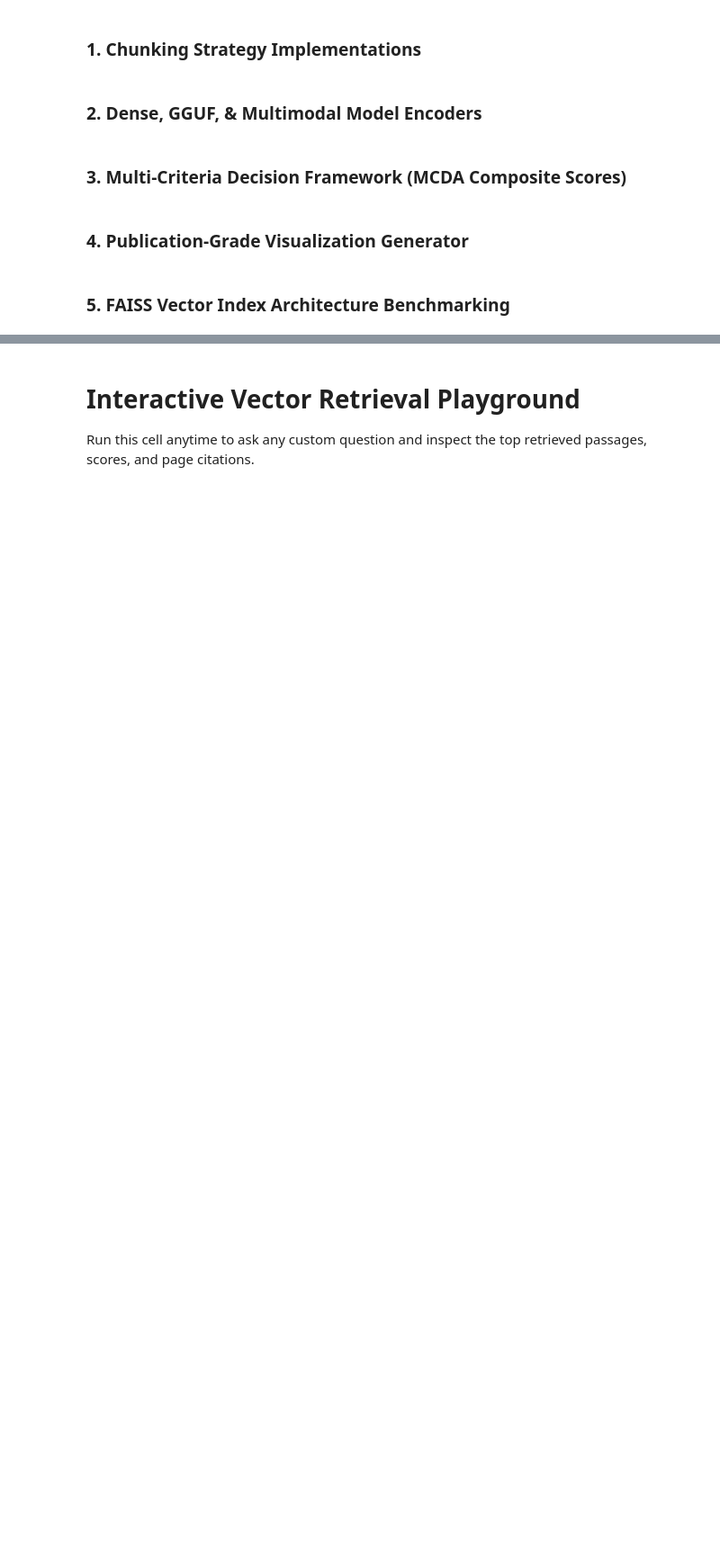
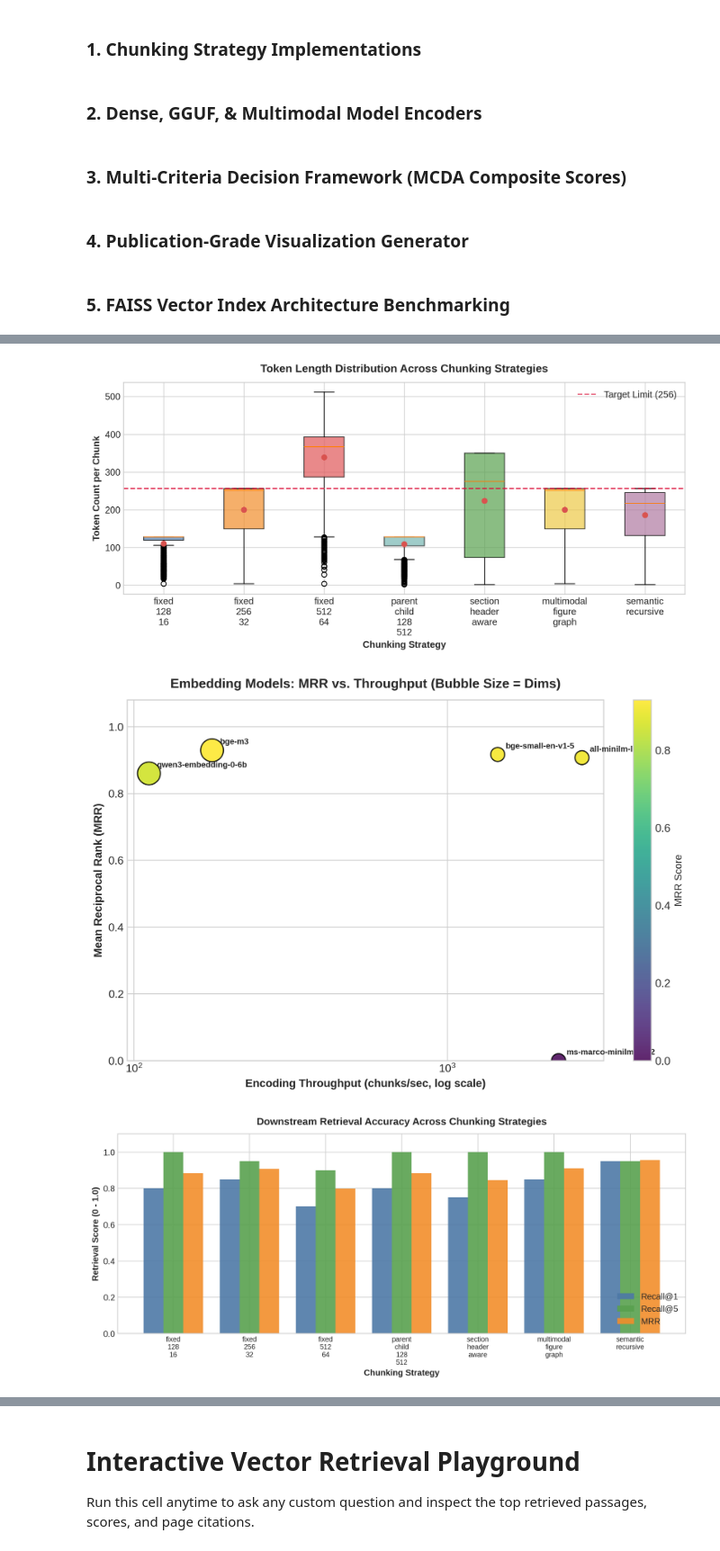
Before and after one commit to smammahdi/doc-agent-G07, a Jupyter notebook: extras/indexing-benchmarks/chunk-embed-index.ipynb, the cells around one changed output, grey strips where cells are left out. Shown at 90% size. Drawn from its saved outputs; the diff is of its cells as text; code cells hidden in the pictures; blank space fills up the shorter version.

```diff
--- a/extras/indexing-benchmarks/chunk-embed-index.ipynb
+++ b/extras/indexing-benchmarks/chunk-embed-index.ipynb
@@ -1502,7 +1619,10 @@ def run_benchmark() -> None:
             if best_model_obj is None:
                 best_model_obj = model_obj
         except Exception as e:
-            print(f"Could not benchmark {model_path}: {e}")
+            print(f"[ERROR] Failed to benchmark {model_path}: {e}")
+            import traceback
+
+            traceback.print_exc()
 
     # Calculate MCDA Composite Scores for Embeddings
     ranked_embed_models = calculate_composite_scores(embed_summary)
@@ -1750,3 +1870,4 @@ def run_benchmark() -> None:
         f"Created final benchmark output archive with plots and KBs: {zip_path}"
         f" ({zip_path.stat().st_size / 1e3:.1f} KB)"
     )
+# %% [output]
@@ -1752,0 +1891,3 @@ def run_benchmark() -> None:
+[figure, added]
+[figure, added]
+[figure, added]
```
Also changed, not shown: parts of 4 cells of this notebook, 23 other files.
